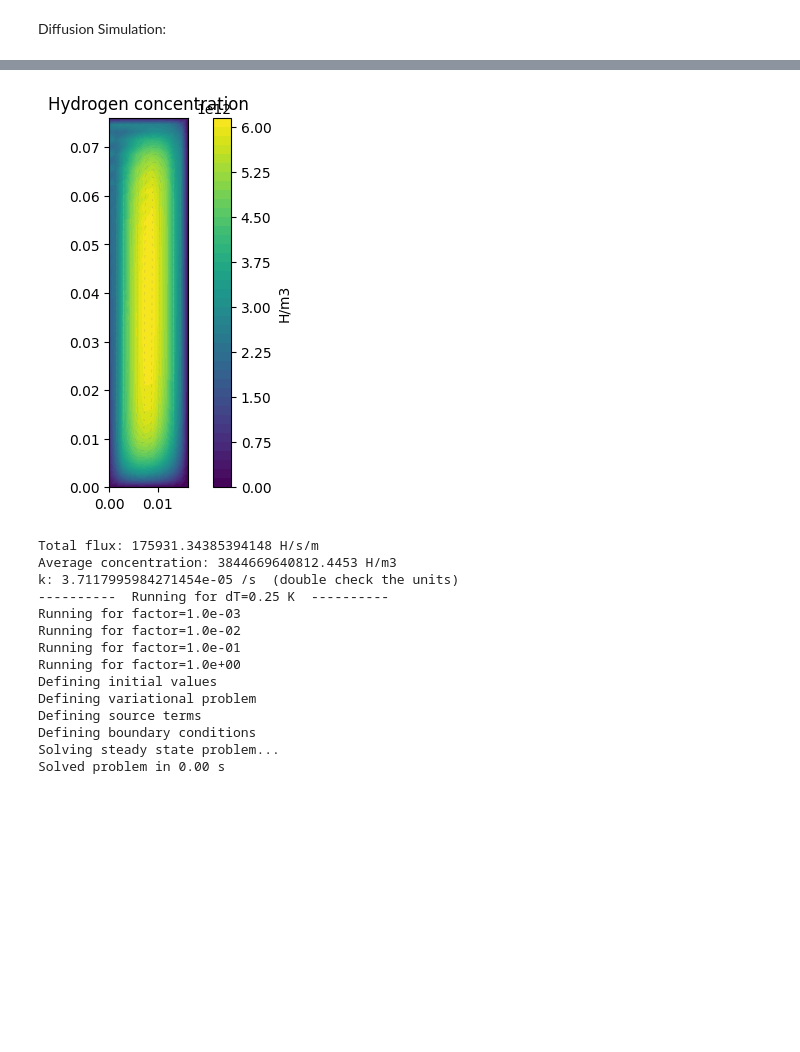
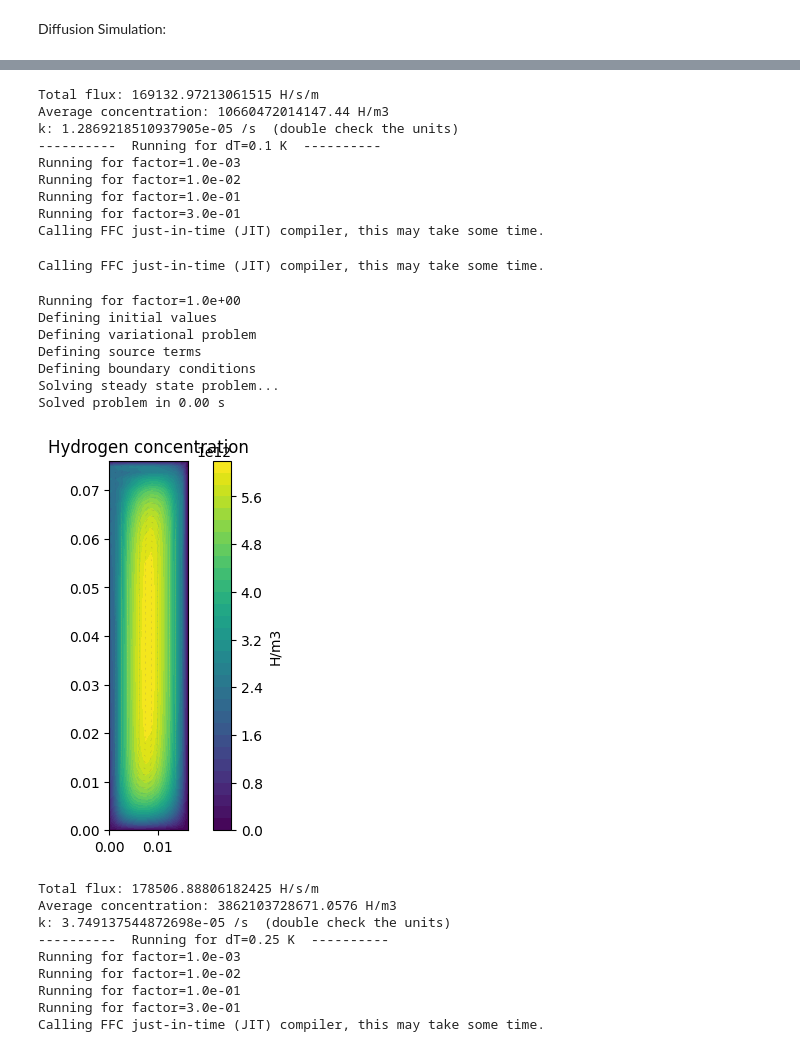
Before and after one commit to WeaverC20/LIBRADiff, a Jupyter notebook: BABY_2D_Props_Sim.ipynb, the cells around one changed output, grey strips where cells are left out. Saved outputs shown, nothing was run; the diff lists cells and outputs as text; code cells hidden in the pictures; blank space fills up the shorter version.

Commit message:
fixed beta sim

```diff
--- a/BABY_2D_Props_Sim.ipynb
+++ b/BABY_2D_Props_Sim.ipynb
@@ -10,8 +10,8 @@ Creating 2D mesh with FEniCS and marking its subdomains
 from fenics import Point, RectangleMesh, CompiledSubDomain, MeshFunction, plot
 
 # creating a mesh with FEniCS
-nx = round(50*(0.0162/0.0761))
-ny = 50
+nx = round(60*(0.0162/0.0761))
+ny = 60
 # mesh_fenics = UnitSquareMesh(nx, ny)
 
 mesh_fenics = RectangleMesh(Point(0.0, 0.0), Point(0.0162, 0.0761), nx, ny)
@@ -110,7 +110,19 @@ def beta_flibe1(T):
     return 1.8319e-04 + 5.55e-08 * T  # K-1
 
 def beta_flibe2(T):
-    return 2.3e-04 * + 5.55e-08 * T  # K-1
+    return 2.3e-04 + 5.55e-08 * T  # K-1
+
+T_array = np.linspace(700, 1200, 10)
+B_array = beta_flibe1(T_array)
+B_array2 = beta_flibe2(T_array)
+
+plt.plot(T_array, B_array)
+plt.plot(T_array, B_array2)
+plt.yscale("log")
+plt.show()
+
+beta_prop_array = [(beta_flibe1, '1'),
+                   (beta_flibe2, '2')]
 
 
 def plot_properties():
@@ -165,7 +179,7 @@ def velocity_field(T_cold, T_hot, my_mesh, density_flibe=density_flibe1, viscosi
     u, p, T = split(upT)
     v, q, S = TestFunctions(W)
 
-    for factor in [1e-03, 1e-02, 1e-01, 1]:
+    for factor in [1e-03, 1e-02, 1e-01, 3e-01, 1]:
         print("Running for factor={:.1e}".format(factor))
 
         g = Constant((0, -9.81))  # gravity acceleration in m/s2
@@ -355,13 +369,13 @@ if __name__ == "__main__":
 
     # prop_array = [(density_flibe1, "Janz 1974/1988"), (density_flibe2, "Cantor 1968"), (density_flibe3, "Zaghloul 2003")]
     # prop_array = [(viscosity_flibe1, "(3-7,11,14,18)"), (viscosity_flibe2, "(12,17,21,32)"), (viscosity_flibe3, "(29)"), (viscosity_flibe4, "(20)"), (viscosity_flibe5, "(30,31,33)")]
-    prop_array = [(beta_flibe1, "1"), (beta_flibe2, "2")]
+    # prop_array = [(beta_flibe1, "1"), (beta_flibe2, "2")]
 
     dt_array = [0, 0.1, 0.25, 0.5, 1, 3, 10]
 
     # plt.figure()
     k_array_array = []
-    for prop, name in prop_array:
+    for prop, name in beta_prop_array:
 
         k_array = []
         for dT in dt_array:
@@ -389,13 +403,13 @@ if __name__ == "__main__":
         k_array_array.append(k_array)
         # plt.plot(dt_array, k_array, '-x', label=name, linewidth=3)
 
-    plt.figure()
-    for i in range(len(k_array_array)):
-        plt.plot(dt_array, k_array_array[i], '-x', label=prop_array[i][1], linewidth=3)
-    plt.xlabel("Temperature difference [K]")
-    plt.ylabel("Transport Coefficient [m/s]")
-    plt.legend(loc = "upper right")
-    plt.show()
+    # plt.figure()
+    # for i in range(len(k_array_array)):
+    #     plt.plot(dt_array, k_array_array[i], '-x', label=density_prop_array[i][1], linewidth=3)
+    # plt.xlabel("Temperature difference [K]")
+    # plt.ylabel("Transport Coefficient [m/s]")
+    # plt.legend(loc = "upper right")
+    # plt.show()
 # %% [output]
 ----------  Running for dT=0 K  ----------
 Running for factor=1.0e-03
@@ -426,15 +429,27 @@ Solved problem in 0.00 s
+Total flux: 169132.97213061515 H/s/m
+Average concentration: 10660472014147.44 H/m3
+k: 1.2869218510937905e-05 /s  (double check the units)
+----------  Running for dT=0.1 K  ----------
+Running for factor=1.0e-03
+Running for factor=1.0e-02
+Running for factor=1.0e-01
+Running for factor=3.0e-01
+Calling FFC just-in-time (JIT) compiler, this may take some time.
+Calling FFC just-in-time (JIT) compiler, this may take some time.
+Running for factor=1.0e+00
+Defining initial values
+Defining variational problem
+Defining source terms
+Defining boundary conditions
+Solving steady state problem...
+Solved problem in 0.00 s
-[figure, old version]
+[figure, new version]
-Total flux: 175931.34385394148 H/s/m
-Average concentration: 3844669640812.4453 H/m3
-k: 3.7117995984271454e-05 /s  (double check the units)
-----------  Running for dT=0.25 K  ----------
-Running for factor=1.0e-03
-Running for factor=1.0e-02
-Running for factor=1.0e-01
-Running for factor=1.0e+00
-Defining initial values
-Defining variational problem
-Defining source terms
-Defining boundary conditions
-Solving steady state problem...
-Solved problem in 0.00 s
+Total flux: 178506.88806182425 H/s/m
+Average concentration: 3862103728671.0576 H/m3
+k: 3.749137544872698e-05 /s  (double check the units)
+----------  Running for dT=0.25 K  ----------
+Running for factor=1.0e-03
+Running for factor=1.0e-02
+Running for factor=1.0e-01
+Running for factor=3.0e-01
+Calling FFC just-in-time (JIT) compiler, this may take some time.
```
Also changed, not shown: parts of 4 cells of this notebook.
